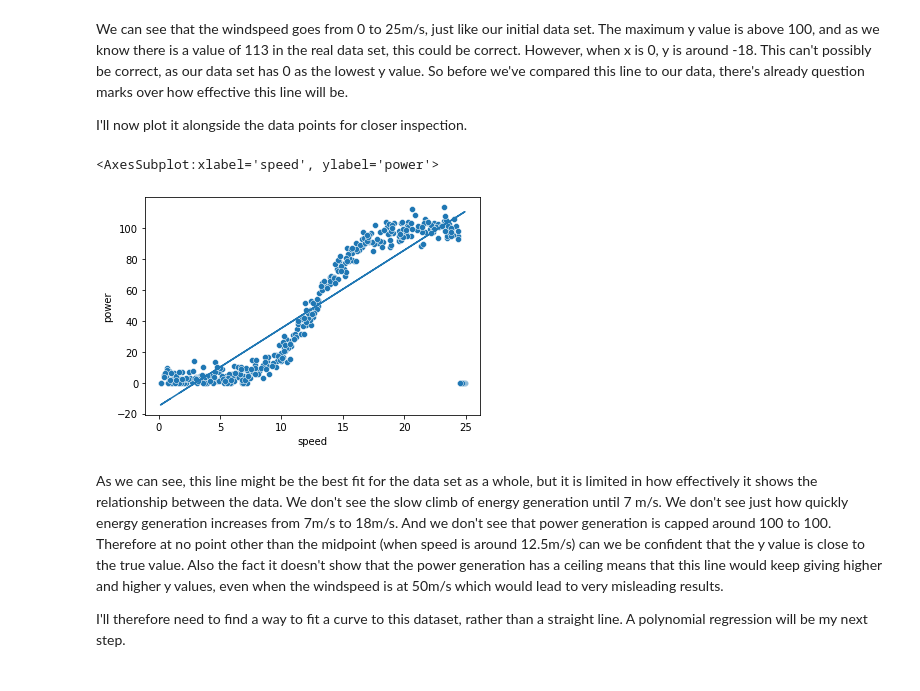
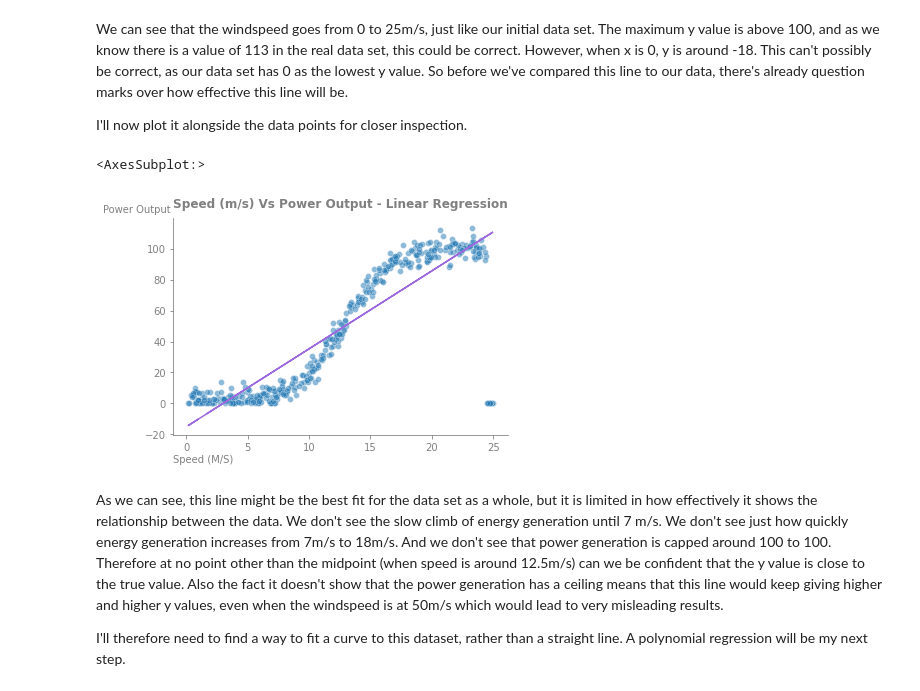
Before and after one commit to OtherBrian/fda-regression_project, a Jupyter notebook: Regression Project.ipynb, the cells around one changed output. Saved outputs shown, nothing was run; the diff lists cells and outputs as text; code cells hidden in the pictures.

Commit message:
Plotting function added to linear regression plots.

```diff
--- a/Regression Project.ipynb
+++ b/Regression Project.ipynb
@@ -65,7 +65,7 @@ From this, I can already see that the speed:output relationship is not a 1:1 rel
 I will now use some plots to visualize this dataset. As exploratory data analysis is supposed to be a learning opportunity for the analyst, the visualizations at this stage are not intended to be presentation ready. However as I will be making multiple plots of the same dataset throughout this notebook, I will create a function for styling my plots.
 # %%
 #Creating a function for general formatting of my plots.
-def format_plots(ax, title):
+def format_plots(ax, title, hist=False):
     '''Edits the presentation of plots via Matplotlib.
     Takes an ax object and title (string).
     Returns the same ax object with text formatted, top and right axes hidden, and axes color changed to grey.'''
@@ -81,12 +81,15 @@ def format_plots(ax, title):
     ax.set_ylabel('')
     ax.set_xlabel('')
 
-    #Placing and formatting the x axis label
-    fig.text(0.125, 0.03, 'Speed (M/S)', ha='left', color = grey)
+    #Default to these axis labels unless it hist is set to True.
+    if hist == False:
+        #Placing and formatting the x axis label
+        fig.text(0.125, 0.03, 'Speed (M/S)', ha='left', color = grey)
 
-    #Placing and formatting the y axis label
-    fig.text(0.12, 0.9, 'Power Output', ha='right', color = grey)
-
+        #Placing and formatting the y axis label
+        fig.text(0.12, 0.9, 'Power Output', ha='right', color = grey)
+    else:
+        pass
     #Edit the spines, so that we can highlight the data in the plot itself.
     #Hiding the right and top axes.
     ax.spines['right'].set_visible(False)
@@ -228,12 +244,14 @@ We can see that the windspeed goes from 0 to 25m/s, just like our initial data s
 
 I'll now plot it alongside the data points for closer inspection.
 # %%
-ax = sns.scatterplot(x = X_train, y = y_train)
-ax.plot(X_train, X_train*m + c)
+fig, ax = plt.subplots()
+ax = sns.scatterplot(x = X_train, y = y_train, alpha = 0.5)
+format_plots(ax, 'Speed (m/s) Vs Power Output - Linear Regression')
+ax.plot(X_train, X_train*m + c, color = '#9C6ADE')
 ax
 # %% [output]
-<AxesSubplot:xlabel='speed', ylabel='power'>
+<AxesSubplot:>
-[figure, old version]
+[figure, new version]
 # %% [markdown]
 As we can see, this line might be the best fit for the data set as a whole, but it is limited in how effectively it shows the relationship between the data. We don't see the slow climb of energy generation until 7 m/s. We don't see just how quickly energy generation increases from 7m/s to 18m/s. And we don't see that power generation is capped around 100 to 100. Therefore at no point other than the midpoint (when speed is around 12.5m/s) can we be confident that the y value is close to the true value. Also the fact it doesn't show that the power generation has a ceiling means that this line would keep giving higher and higher y values, even when the windspeed is at 50m/s which would lead to very misleading results.
 
```
Also changed, not shown: parts of 10 cells of this notebook.
